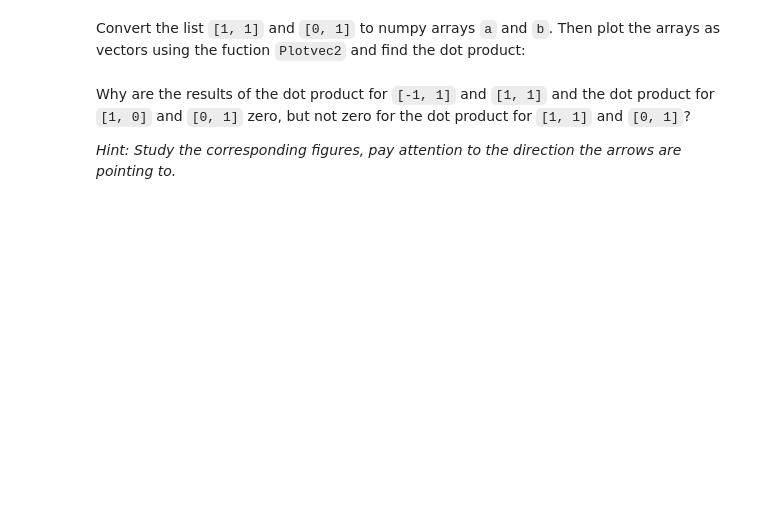
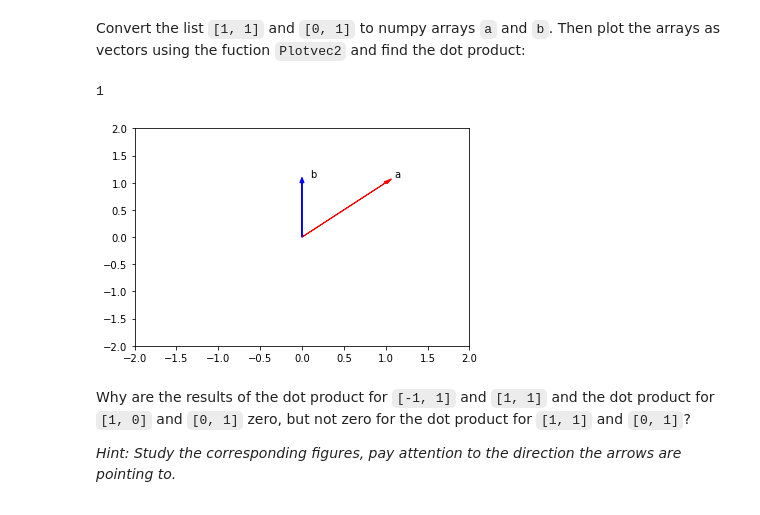
Before and after one commit to nicaimportante/python-exer, a Jupyter notebook: Copy_of_Aral_Aral_Python_Review_Exercises.ipynb, the cells around one changed output. Cells and saved outputs as stored; diff of their text form; code cells hidden in the pictures; blank space fills up the shorter version.

```diff
--- a/Copy_of_Aral_Aral_Python_Review_Exercises.ipynb
+++ b/Copy_of_Aral_Aral_Python_Review_Exercises.ipynb
@@ -333,6 +490,13 @@ Convert the list <code>[1, 0]</code> and <code>[0, 1]</code> to numpy arrays <co
 Convert the list <code>[1, 1]</code> and <code>[0, 1]</code> to numpy arrays <code>a</code> and <code>b</code>. Then plot the arrays as vectors using the fuction <code>Plotvec2</code> and find the dot product:
 # %%
 # Write your code below and press Shift+Enter to execute
+a=np.array([1,1])
+b=np.array([0,1])
+Plotvec2(a,b)
+print(np.dot(a,b))
+# %% [output]
+1
+[figure, added]
 # %% [markdown]
 Why are the results of the dot product for <code>[-1, 1]</code> and <code>[1, 1]</code> and the dot product for <code>[1, 0]</code> and <code>[0, 1]</code> zero, but not zero for the dot product for <code>[1, 1]</code> and <code>[0, 1]</code>? <p><i>Hint: Study the corresponding figures, pay attention to the direction the arrows are pointing to.</i></p>
 # %%
```
Also changed, not shown: parts of 26 cells of this notebook.
